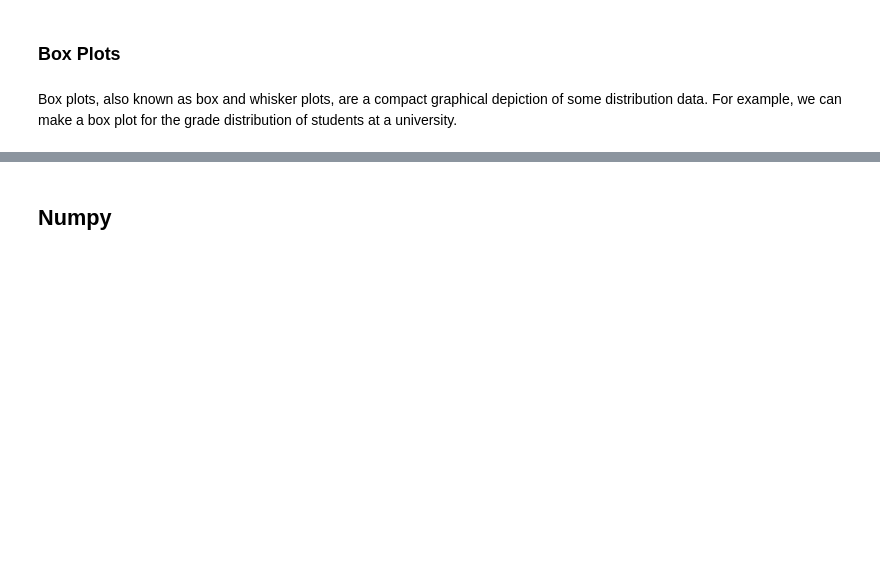
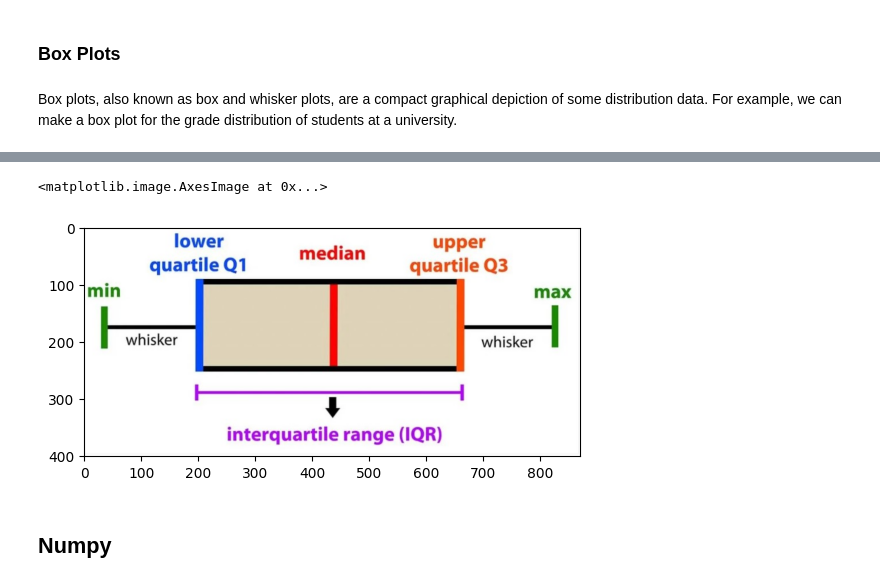
Before and after one commit to mrdandelion6/Learn-to-Code, a Jupyter notebook: python/data_analysis.ipynb, the cells around one changed output, grey strips where cells are left out. Cells and saved outputs as stored; diff of their text form; code cells hidden in the pictures; blank space fills up the shorter version.

```diff
--- a/python/data_analysis.ipynb
+++ b/python/data_analysis.ipynb
@@ -132,3 +146,13 @@ plt.show()
+# %%
+import matplotlib.image as mpim
+import matplotlib.pyplot as plt
+
+# very easy to read images! just use matplotlib.image.imread
+img = mpim.imread('assets/boxplot_info.jpg')
+plt.imshow(img) # need imshow instead now
+# %% [output]
+<matplotlib.image.AxesImage at 0x...>
+[figure, added]
 # %% [markdown]
 ## Numpy
 # %% [markdown]
```
Also changed, not shown: parts of 2 cells of this notebook, 1 other file.
